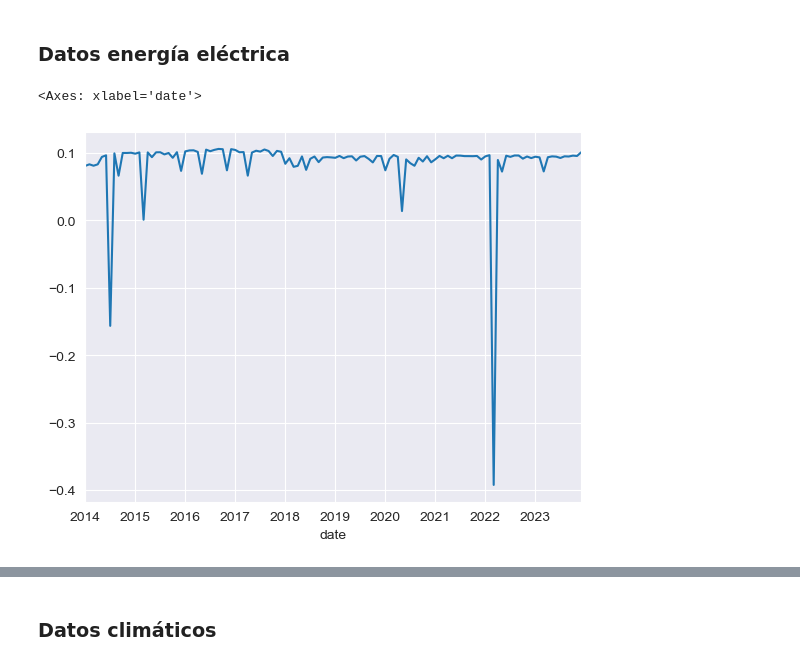
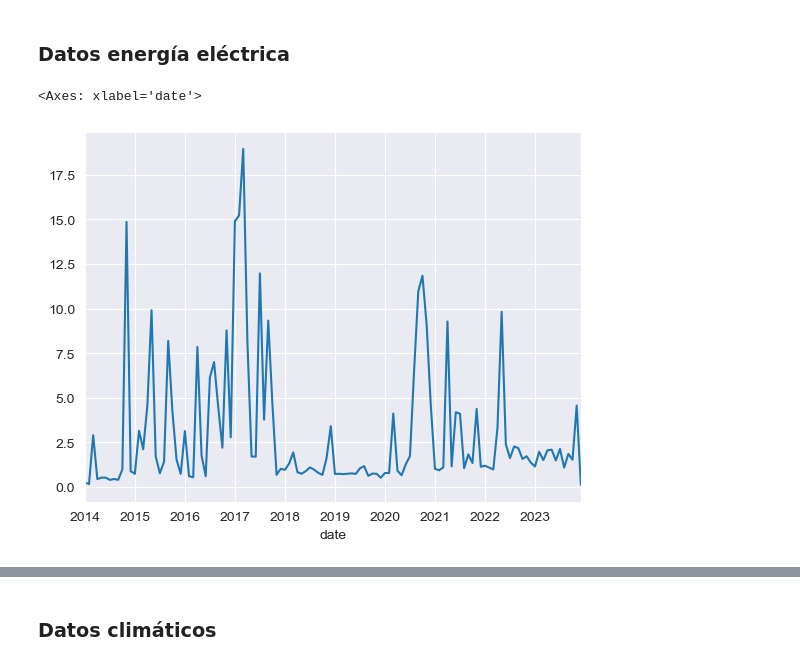
Before and after one commit to IFTrejoM/time-series-fertilizer-price-predictor, a Jupyter notebook: web_scrapping.ipynb, the cells around one changed output, grey strips where cells are left out. Cells and saved outputs as stored; diff of their text form; code cells hidden in the pictures.

Commit message:
Avances con la variable de electricidad

```diff
--- a/web_scrapping.ipynb
+++ b/web_scrapping.ipynb
@@ -127,15 +127,16 @@ plt.show()
 # Importar datos de consumo eléctrico en diccionario, {año:DataFrame}
 rango_años = np.arange(2013, 2024, 1)
 
-dict_df_ee = {
+dict_df_electricidad = {
     str(año): pd.read_excel(
         f'data/energía-eléctrica/rpConsolidadoFacCliRegxParr-{año}.xlsx',
-        usecols=['año', 'mes', 'grupo_consumo',	'provincia', 'cantón', 'energía_facturada_kwh', 'facturación_electricidad_usd']
+        usecols=['año', 'mes', 'grupo_consumo',	'provincia', 'cantón', 'energía_facturada_kwh', 'facturación_electricidad_usd'],
+        engine='openpyxl'
         ) for año in rango_años
     }
 # %%
 # Concatenar DataFrames verticalmente:
-datos_electricidad = pd.concat(dict_df_ee.values(), axis=0, ignore_index=True)
+datos_electricidad = pd.concat(dict_df_electricidad.values(), axis=0, ignore_index=True)
 
 mapeo_meses = {'Ene': '01', 'Feb': '02', 'Mar': '03', 'Abr': '04', 'May': '05', 'Jun': '06',
                'Jul': '07', 'Ago': '08', 'Sep': '09', 'Oct': '10', 'Nov': '11', 'Dic': '12'}
@@ -153,26 +154,16 @@ datos_electricidad = datos_electricidad\
     .drop(columns=['index', 'año', 'mes'])\
     ['2014':'2023']
 # %%
+# Creación de variable de costo de electricidad (USD) por cada kwh:
+
+# Reemplazar ceros de las variables de origen por su mediana:
 for var in ('energía_facturada_kwh', 'facturación_electricidad_usd'):
-    datos_electricidad[var].replace(0, datos_electricidad[var].median(), inplace=True)
+    datos_electricidad[var].replace(0, datos_electricidad[var].mean(), inplace=True)
 
+# Cálculo de la variable:
 datos_electricidad['valor_usd_kwh'] = datos_electricidad['facturación_electricidad_usd'] / datos_electricidad['energía_facturada_kwh']
-
-datos_electricidad['valor_usd_kwh'].fillna(datos_electricidad['valor_usd_kwh'].median(), inplace=True)
-# %%
-# Definir un rango para identificar valores atípicos, por ejemplo, valores que son más de 3 veces la mediana
-outlier_range = 3 * datos_electricidad['valor_usd_kwh'].median()
-
-# Reemplazar valores atípicos por la mediana
-datos_electricidad['valor_usd_kwh'] = datos_electricidad['valor_usd_kwh'].where(datos_electricidad['valor_usd_kwh'] <= outlier_range, datos_electricidad['valor_usd_kwh'].median())
 # %%
-datos_electricidad\
-    .query("grupo_consumo == 'Industrial'")\
-    ['2014':'2023']\
-    .groupby(pd.Grouper(freq='M'))\
-    ['valor_usd_kwh']\
-    .mean()\
-    .plot(kind='line')
+datos_electricidad.groupby(pd.Grouper(freq='M'))['valor_usd_kwh'].mean().plot()
 # %% [output]
 <Axes: xlabel='date'>
-[figure, old version]
+[figure, new version]
```
Also changed, not shown: parts of 8 cells of this notebook, 1 other file.
